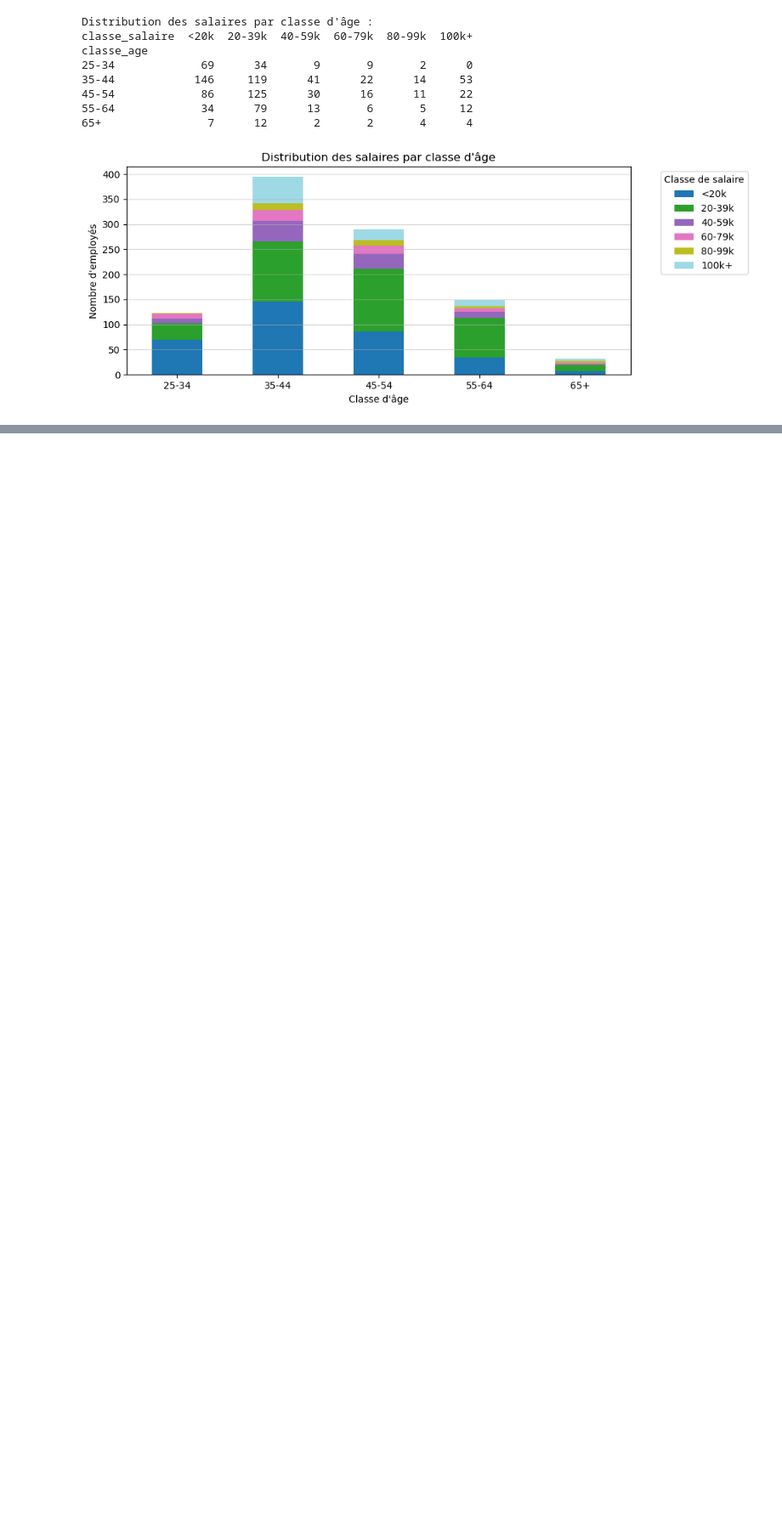
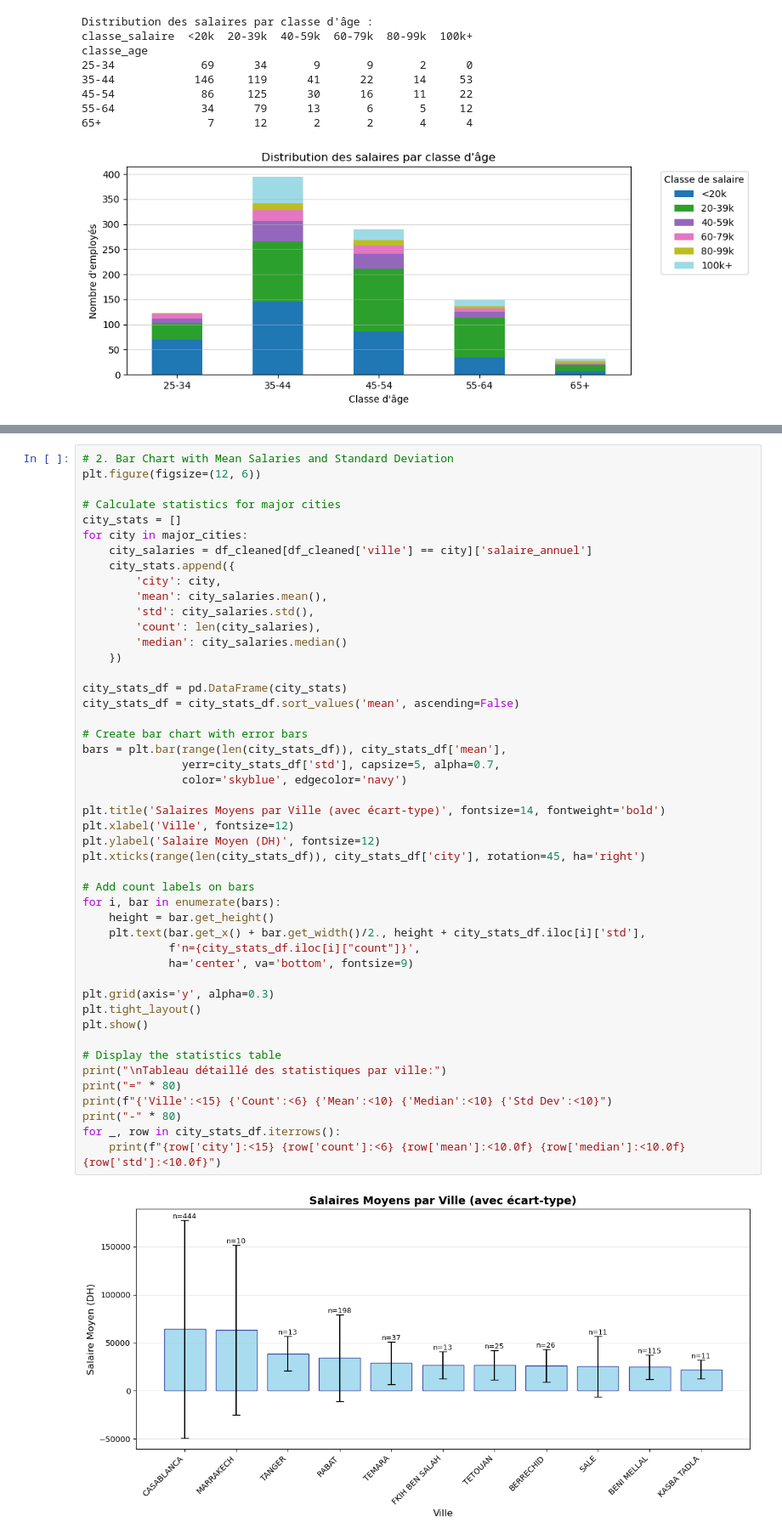
Before and after one commit to ayasqualli/proba1-tps, a Jupyter notebook: TP/tp.ipynb, the cells around one changed output, grey strips where cells are left out. Shown at 85% size. Cells and saved outputs as stored; diff of their text form; blank space fills up the shorter version.

Commit message:
add more stats description

```diff
--- a/TP/tp.ipynb
+++ b/TP/tp.ipynb
@@ -393,0 +478,49 @@ classe_age
+# %%
+# 2. Bar Chart with Mean Salaries and Standard Deviation
+plt.figure(figsize=(12, 6))
+
+# Calculate statistics for major cities
+city_stats = []
+for city in major_cities:
+    city_salaries = df_cleaned[df_cleaned['ville'] == city]['salaire_annuel']
+    city_stats.append({
+        'city': city,
+        'mean': city_salaries.mean(),
+        'std': city_salaries.std(),
+        'count': len(city_salaries),
+        'median': city_salaries.median()
+    })
+
+city_stats_df = pd.DataFrame(city_stats)
+city_stats_df = city_stats_df.sort_values('mean', ascending=False)
+
+# Create bar chart with error bars
+bars = plt.bar(range(len(city_stats_df)), city_stats_df['mean'],
+               yerr=city_stats_df['std'], capsize=5, alpha=0.7,
+               color='skyblue', edgecolor='navy')
+
+plt.title('Salaires Moyens par Ville (avec écart-type)', fontsize=14, fontweight='bold')
+plt.xlabel('Ville', fontsize=12)
+plt.ylabel('Salaire Moyen (DH)', fontsize=12)
+plt.xticks(range(len(city_stats_df)), city_stats_df['city'], rotation=45, ha='right')
+
+# Add count labels on bars
+for i, bar in enumerate(bars):
+    height = bar.get_height()
+    plt.text(bar.get_x() + bar.get_width()/2., height + city_stats_df.iloc[i]['std'],
+             f'n={city_stats_df.iloc[i]["count"]}',
+             ha='center', va='bottom', fontsize=9)
+
+plt.grid(axis='y', alpha=0.3)
+plt.tight_layout()
+plt.show()
+
+# Display the statistics table
+print("\nTableau détaillé des statistiques par ville:")
+print("=" * 80)
+print(f"{'Ville':<15} {'Count':<6} {'Mean':<10} {'Median':<10} {'Std Dev':<10}")
+print("-" * 80)
+for _, row in city_stats_df.iterrows():
+    print(f"{row['city']:<15} {row['count']:<6} {row['mean']:<10.0f} {row['median']:<10.0f} {row['std']:<10.0f}")
+# %% [output]
+[figure, added]
```
Also changed, not shown: parts of 17 cells of this notebook.
